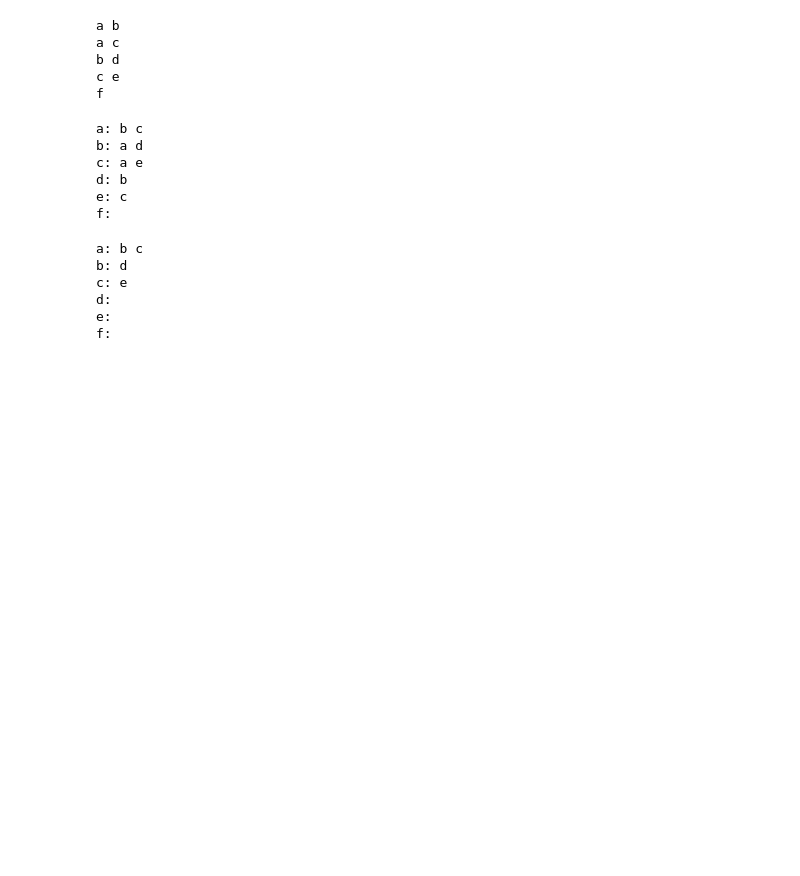
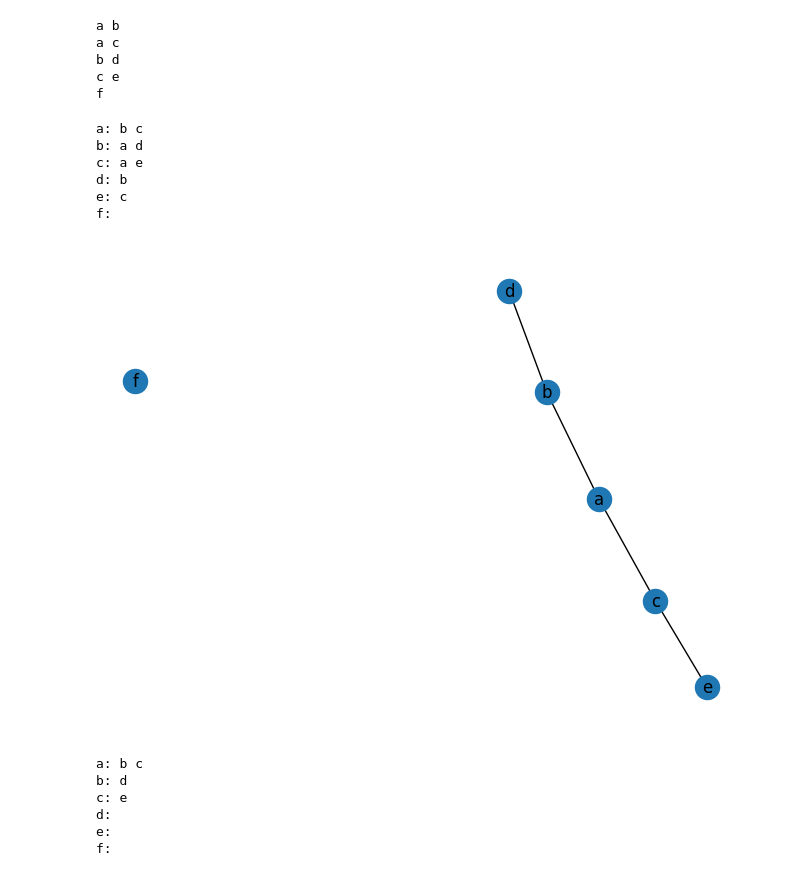
Before and after one commit to pgordin/OptDisc2026, a Jupyter notebook: Grafy3b.ipynb, the cells around one changed output. Cells and saved outputs as stored; diff of their text form; code cells hidden in the pictures; blank space fills up the shorter version.

```diff
--- a/Grafy3b.ipynb
+++ b/Grafy3b.ipynb
@@ -236,6 +388,10 @@ c: a e
 d: b
 e: c
 f:
+# %%
+graph1.plot()
+# %% [output]
+[figure, added]
 # %%
 digraph1 = Graph.from_edges('edges.txt', directed=1)
 print(digraph1)
```
Also changed, not shown: parts of 20 cells of this notebook.
